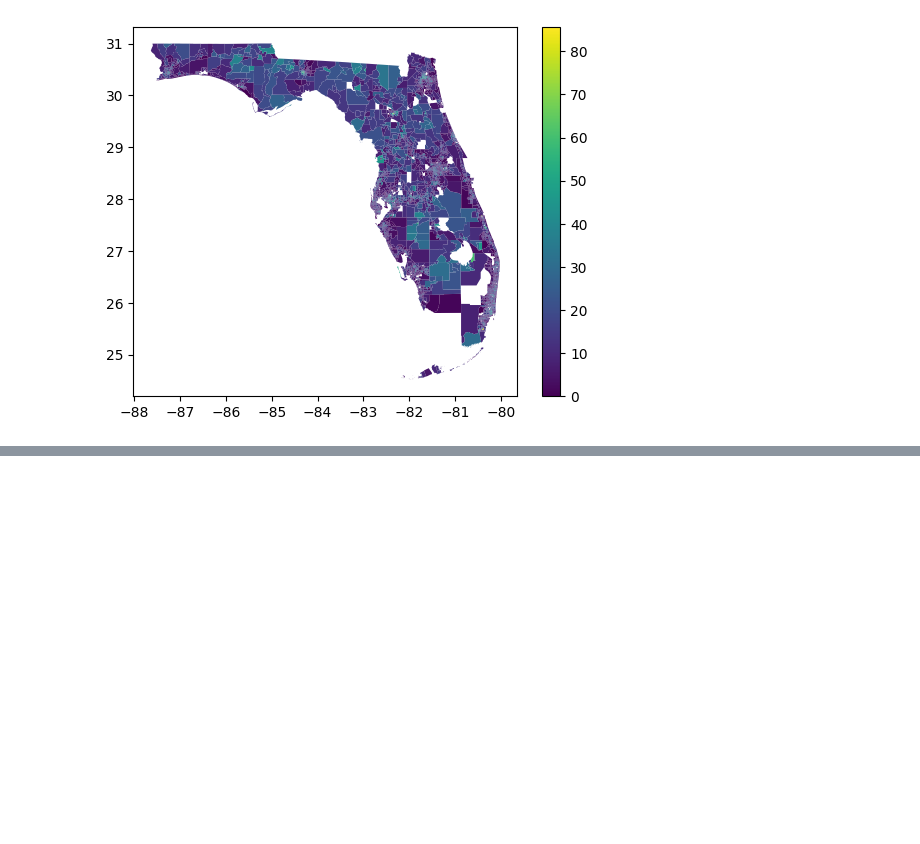
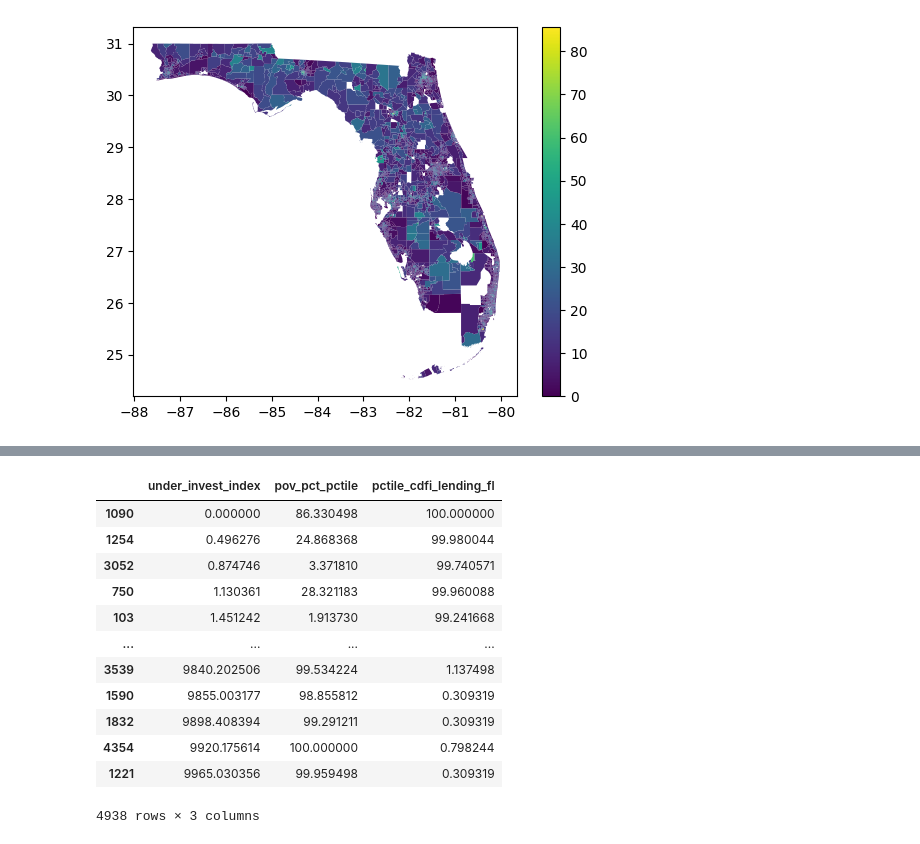
Before and after one commit to datakind/datakit-housing-fall-2024, a Jupyter notebook: challenge-3/FL/DataKindHousingChallenge3GeoMaps.ipynb, the cells around one changed output, grey strips where cells are left out. Drawn from its saved outputs; the diff is of its cells as text; code cells hidden in the pictures; blank space fills up the shorter version.

```diff
--- a/challenge-3/FL/DataKindHousingChallenge3GeoMaps.ipynb
+++ b/challenge-3/FL/DataKindHousingChallenge3GeoMaps.ipynb
@@ -327,0 +347,16 @@ merged_gdf.plot(column="pov_pct_est",legend=True)
+# %%
+merged_gdf.loc[:,["under_invest_index","pov_pct_pctile","pctile_cdfi_lending_fl"]].sort_values("under_invest_index")
+# %% [output]
+|  | under_invest_index | pov_pct_pctile | pctile_cdfi_lending_fl |
+| 1090 | 0.000000 | 86.330498 | 100.000000 |
+| 1254 | 0.496276 | 24.868368 | 99.980044 |
+| 3052 | 0.874746 | 3.371810 | 99.740571 |
+| 750 | 1.130361 | 28.321183 | 99.960088 |
+| 103 | 1.451242 | 1.913730 | 99.241668 |
+| ... | ... | ... | ... |
+| 3539 | 9840.202506 | 99.534224 | 1.137498 |
+| 1590 | 9855.003177 | 98.855812 | 0.309319 |
+| 1832 | 9898.408394 | 99.291211 | 0.309319 |
+| 4354 | 9920.175614 | 100.000000 | 0.798244 |
+| 1221 | 9965.030356 | 99.959498 | 0.309319 |
+4938 rows × 3 columns
```
Also changed, not shown: parts of 4 cells of this notebook.
